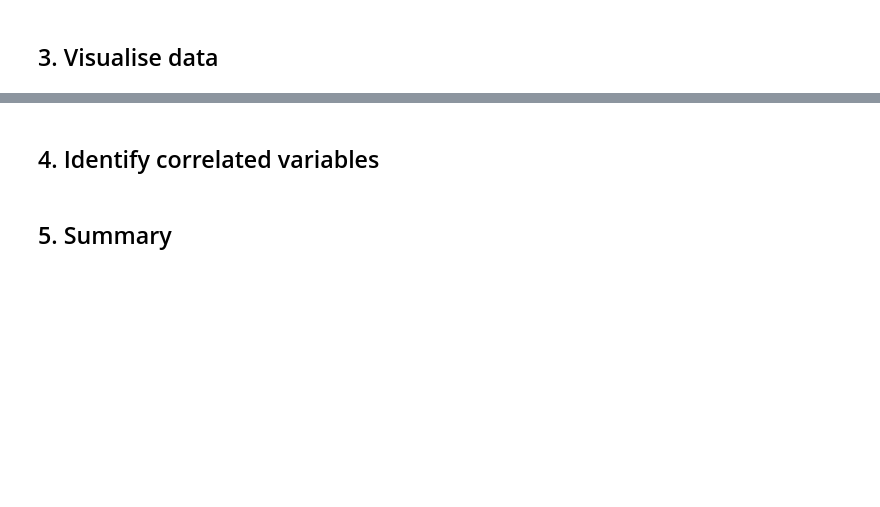
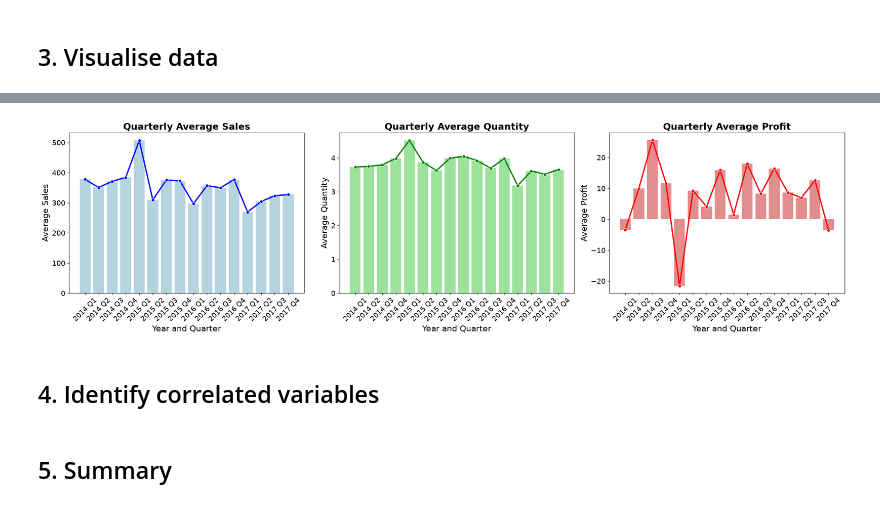
Before and after one commit to Ivy219/2026-Phase-2-Data-Science-IvyTANG, a Jupyter notebook: Part1/part1-submission.ipynb, the cells around one changed output, grey strips where cells are left out. Drawn from its saved outputs; the diff is of its cells as text; code cells hidden in the pictures; blank space fills up the shorter version.

Commit message:
Complete feature selection, yearly stats & visualisation to monitor yearly-quarterly sales/qty/profit trends

```diff
--- a/Part1/part1-submission.ipynb
+++ b/Part1/part1-submission.ipynb
@@ -58,7 +53,7 @@ The number of duplicate records is: 0
 # %% [markdown]
 ### 1.1 View time range of the data
 # %%
-# xsales_data['Order Date'] = pd.to_datetime(xsales_data['Order Date'])
+xsales_data['Order Date'] = pd.to_datetime(xsales_data['Order Date'])
 print('Data covers from {} to {}'.format(xsales_data['Order Date'].min(), xsales_data['Order Date'].max()))
 # %% [output]
 Data covers from 2014-01-06 00:00:00 to 2017-12-30 00:00:00
@@ -272,9 +269,9 @@ Name: count, dtype: int64
 ### 2.3 Feature engineering
 # %%
 # Add month/quarter columns for potential seasonality analysis
-xsales_data['Month'] = xsales_data['Order Date'].dt.month
-xsales_data['Quarter'] = xsales_data['Order Date'].dt.quarter
-xsales_data.head()
+xsales_data_scaled['Month'] = xsales_data_scaled['Order Date'].dt.month
+xsales_data_scaled['Quarter'] = xsales_data_scaled['Order Date'].dt.quarter
+xsales_data_scaled.head()
 # %% [output]
 |  | Row ID | Order ID | Order Date | Ship Date | Ship Mode | Customer ID | Customer Name | Segment | Country | ... |
 | 0 | 1 | CA-2016-152156 | 2016-11-08 | 11/11/2016 | Second Class | CG-12520 | Claire Gute | Consumer | United States | ... |
@@ -294,3 +350,59 @@ yearly_stats
+# %%
+# Visualise with bar charts
+fig, axes = plt.subplots(1, 3, figsize=(22, 6))
+
+metrics = ['Sales', 'Quantity', 'Profit']
+titles = [
+    'Quarterly Average Sales',
+    'Quarterly Average Quantity',
+    'Quarterly Average Profit'
+]
+
+title_style = {
+    'fontsize': 18,
+    'fontweight': 'bold',
+    'color': 'black'
+}
+
+bar_colors = ['lightblue', 'lightgreen', 'lightcoral']
+line_colors = ['blue', 'green', 'red']
+
+for ax, metric, title, color, line_color in zip(
+    axes,
+    metrics,
+    titles,
+    bar_colors,
+    line_colors
+):
+
+    sns.barplot(
+        data=quarterly_avg_by_yr,
+        x='Year_Quarter',
+        y=metric,
+        color=color,
+        ax=ax
+    )
+
+    sns.lineplot(
+        data=quarterly_avg_by_yr,
+        x='Year_Quarter',
+        y=metric,
+        color=line_color,
+        marker='o',
+        linewidth=2.5,
+        ax=ax
+    )
+
+    ax.set_title(title, **title_style)
+    ax.set_xlabel('Year and Quarter', fontsize=16)
+    ax.set_ylabel(f'Average {metric}', fontsize=16)
+    ax.tick_params(axis='both', labelsize=14)
+    ax.tick_params(axis='x', rotation=45)
+
+plt.tight_layout()
+plt.show()
+# %% [output]
+[figure, added]
 # %% [markdown]
 ## 4. Identify correlated variables
 # %%
```
Also changed, not shown: parts of 15 cells of this notebook.
